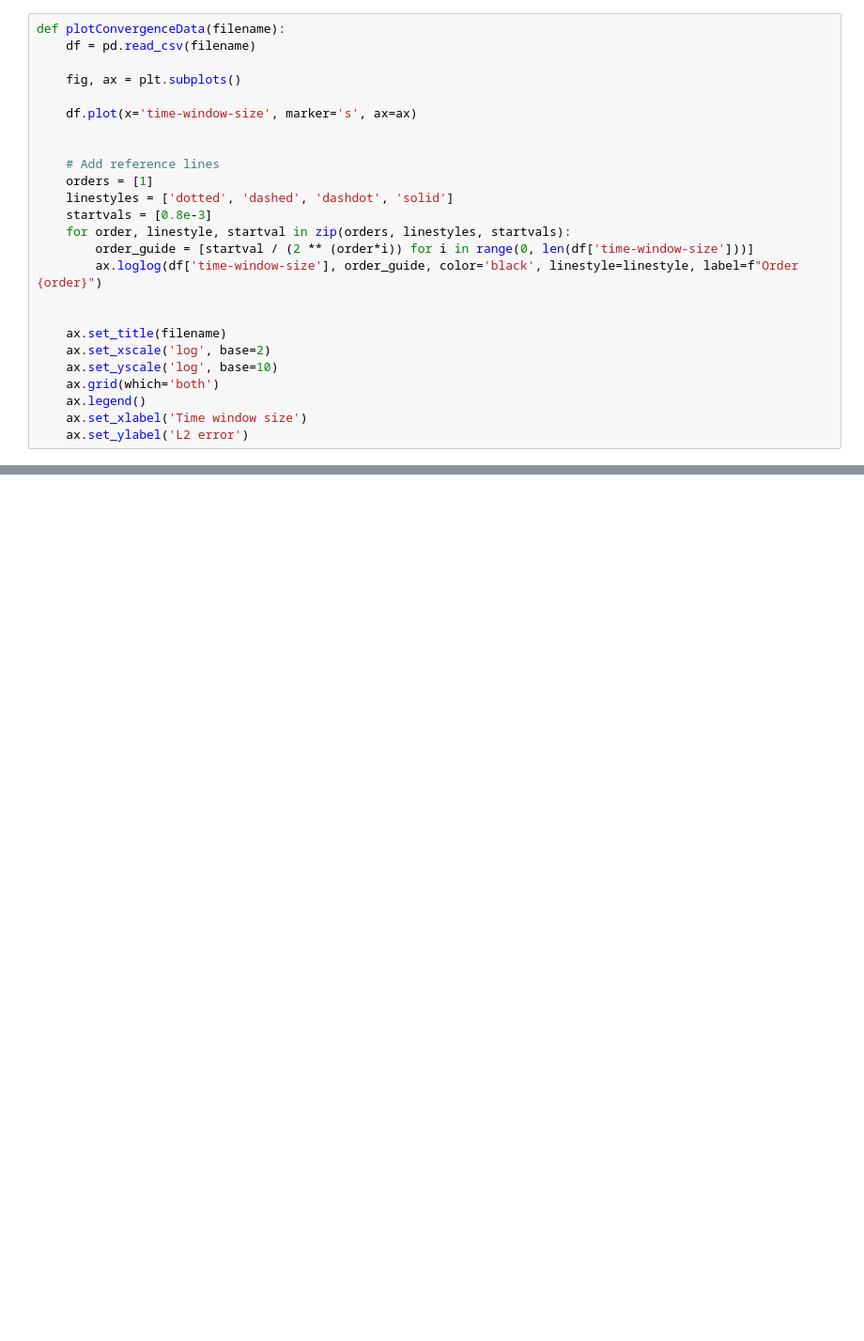
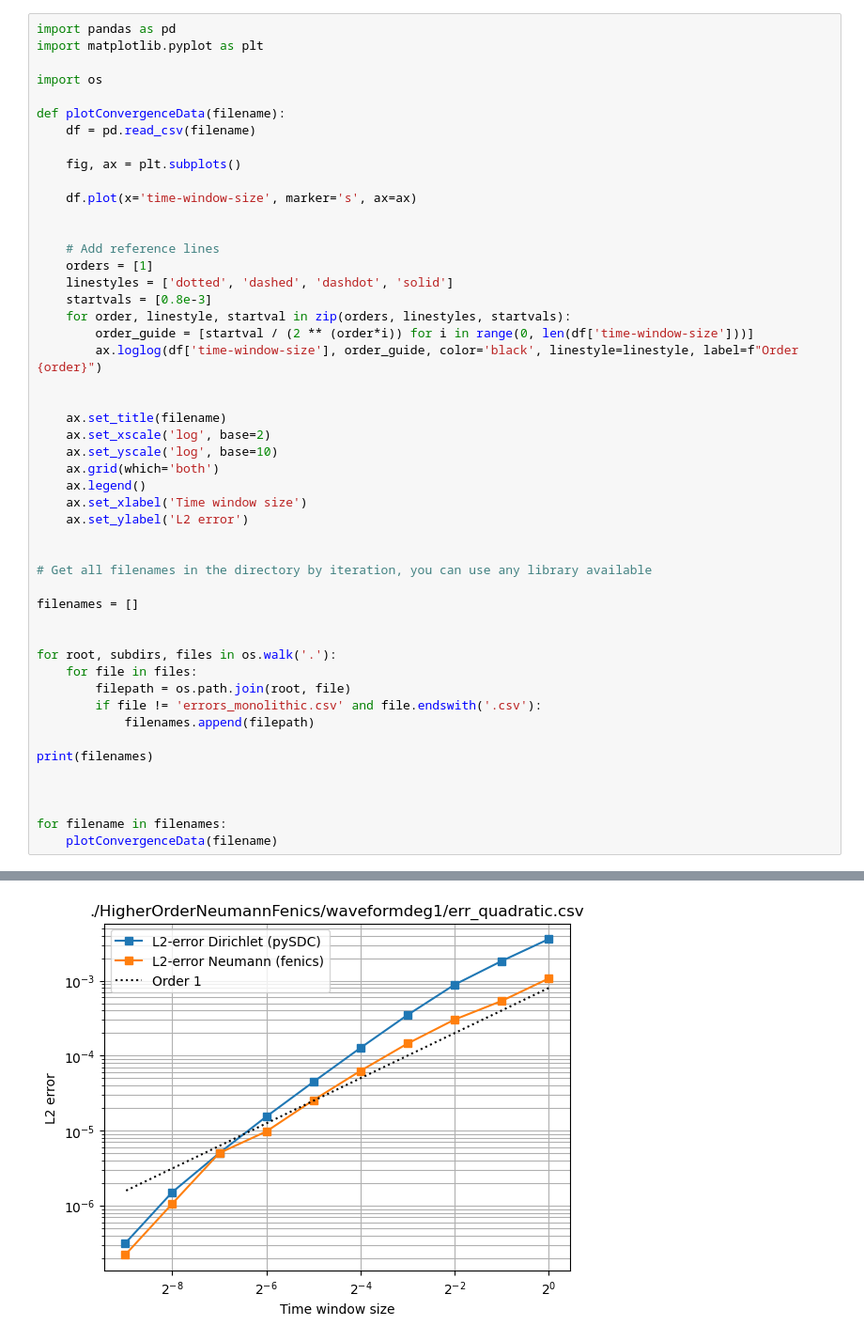
Before and after one commit to TobiasEppacher/tutorials, a Jupyter notebook: partitioned-heat-conduction/solver-fenics/TobiasOutputs/visualize_csv.ipynb, the cells around one changed output, grey strips where cells are left out. Shown: that part at 94% size. Drawn from its saved outputs; the diff is of its cells as text; blank space fills up the shorter version.

```diff
--- a/partitioned-heat-conduction/solver-fenics/TobiasOutputs/visualize_csv.ipynb
+++ b/partitioned-heat-conduction/solver-fenics/TobiasOutputs/visualize_csv.ipynb
@@ -4,4 +1,9 @@ import matplotlib.pyplot as plt
 # %%
+import pandas as pd
+import matplotlib.pyplot as plt
+
+import os
+
 def plotConvergenceData(filename):
     df = pd.read_csv(filename)
 
@@ -26,3 +28,23 @@ def plotConvergenceData(filename):
     ax.legend()
     ax.set_xlabel('Time window size')
     ax.set_ylabel('L2 error')
+
+
+# Get all filenames in the directory by iteration, you can use any library available
+
+filenames = []
+
+
+for root, subdirs, files in os.walk('.'):
+    for file in files:
+        filepath = os.path.join(root, file)
+        if file != 'errors_monolithic.csv' and file.endswith('.csv'):
+            filenames.append(filepath)
+
+print(filenames)
+
+
+
+for filename in filenames:
+    plotConvergenceData(filename)
+# %% [output]
@@ -28,0 +52 @@ def plotConvergenceData(filename):
+[figure, added]
```
Also changed, not shown: parts of 4 cells of this notebook, 3 other files.
